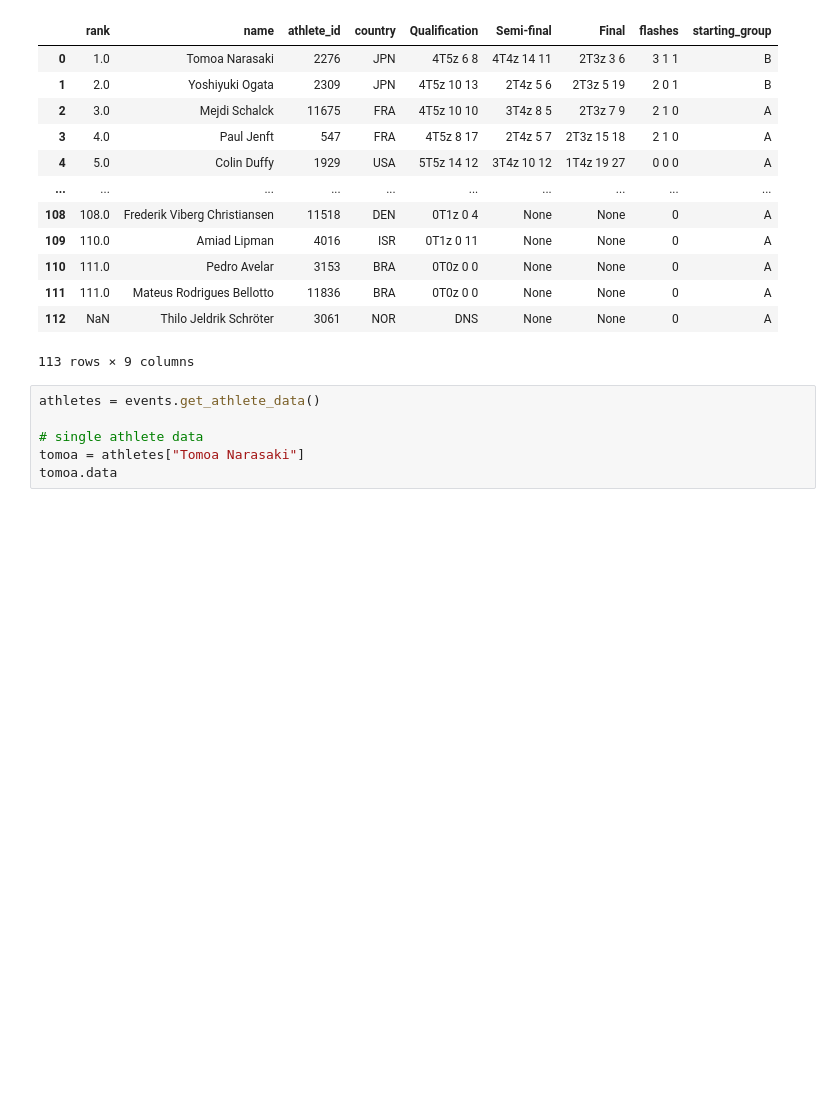
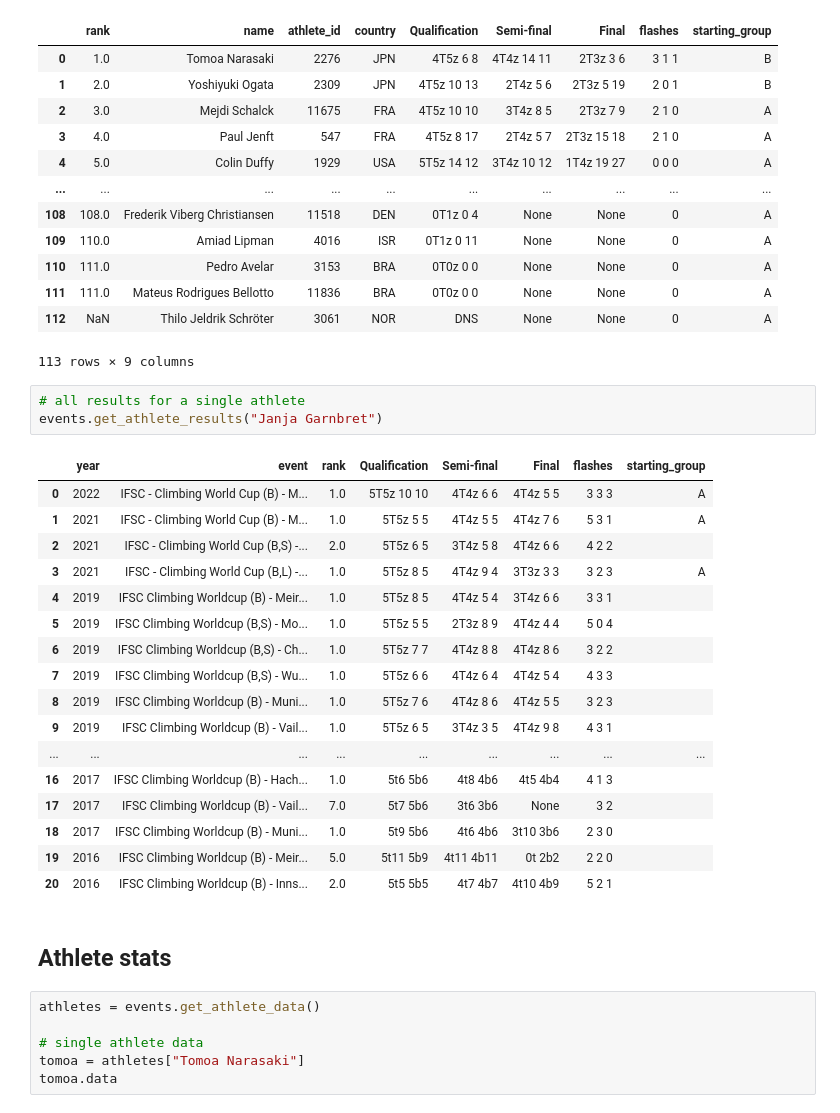
Before and after one commit to stanrusak/climbingstats, a Jupyter notebook: bouldering.ipynb, the cells around one changed output. Cells and saved outputs as stored; diff of their text form; blank space fills up the shorter version.

Commit message:
added method for individual results

```diff
--- a/bouldering.ipynb
+++ b/bouldering.ipynb
@@ -28,6 +30,29 @@ IFSC - Climbing World Cup (B) - Meiringen (SUI) 2022
 | 111 | 111.0 | Mateus Rodrigues Bellotto | 11836 | BRA | 0T0z 0 0 | None | None | 0 | A |
 | 112 | NaN | Thilo Jeldrik Schröter | 3061 | NOR | DNS | None | None | 0 | A |
 113 rows × 9 columns
+# %%
+# all results for a single athlete
+events.get_athlete_results("Janja Garnbret")
+# %% [output]
+|  | year | event | rank | Qualification | Semi-final | Final | flashes | starting_group |
+| 0 | 2022 | IFSC - Climbing World Cup (B) - M... | 1.0 | 5T5z 10 10 | 4T4z 6 6 | 4T4z 5 5 | 3 3 3 | A |
+| 1 | 2021 | IFSC - Climbing World Cup (B) - M... | 1.0 | 5T5z 5 5 | 4T4z 5 5 | 4T4z 7 6 | 5 3 1 | A |
+| 2 | 2021 | IFSC - Climbing World Cup (B,S) -... | 2.0 | 5T5z 6 5 | 3T4z 5 8 | 4T4z 6 6 | 4 2 2 |  |
+| 3 | 2021 | IFSC - Climbing World Cup (B,L) -... | 1.0 | 5T5z 8 5 | 4T4z 9 4 | 3T3z 3 3 | 3 2 3 | A |
+| 4 | 2019 | IFSC Climbing Worldcup (B) - Meir... | 1.0 | 5T5z 8 5 | 4T4z 5 4 | 3T4z 6 6 | 3 3 1 |  |
+| 5 | 2019 | IFSC Climbing Worldcup (B,S) - Mo... | 1.0 | 5T5z 5 5 | 2T3z 8 9 | 4T4z 4 4 | 5 0 4 |  |
+| 6 | 2019 | IFSC Climbing Worldcup (B,S) - Ch... | 1.0 | 5T5z 7 7 | 4T4z 8 8 | 4T4z 8 6 | 3 2 2 |  |
+| 7 | 2019 | IFSC Climbing Worldcup (B,S) - Wu... | 1.0 | 5T5z 6 6 | 4T4z 6 4 | 4T4z 5 4 | 4 3 3 |  |
+| 8 | 2019 | IFSC Climbing Worldcup (B) - Muni... | 1.0 | 5T5z 7 6 | 4T4z 8 6 | 4T4z 5 5 | 3 2 3 |  |
+| 9 | 2019 | IFSC Climbing Worldcup (B) - Vail... | 1.0 | 5T5z 6 5 | 3T4z 3 5 | 4T4z 9 8 | 4 3 1 |  |
+| ... | ... | ... | ... | ... | ... | ... | ... | ... |
+| 16 | 2017 | IFSC Climbing Worldcup (B) - Hach... | 1.0 | 5t6 5b6 | 4t8 4b6 | 4t5 4b4 | 4 1 3 |  |
+| 17 | 2017 | IFSC Climbing Worldcup (B) - Vail... | 7.0 | 5t7 5b6 | 3t6 3b6 | None | 3 2 |  |
+| 18 | 2017 | IFSC Climbing Worldcup (B) - Muni... | 1.0 | 5t9 5b6 | 4t6 4b6 | 3t10 3b6 | 2 3 0 |  |
+| 19 | 2016 | IFSC Climbing Worldcup (B) - Meir... | 5.0 | 5t11 5b9 | 4t11 4b11 | 0t 2b2 | 2 2 0 |  |
+| 20 | 2016 | IFSC Climbing Worldcup (B) - Inns... | 2.0 | 5t5 5b5 | 4t7 4b7 | 4t10 4b9 | 5 2 1 |  |
+# %% [markdown]
+## Athlete stats
 # %%
 athletes = events.get_athlete_data()
 
```
Also changed, not shown: parts of 1 cell of this notebook, 1 other file.
